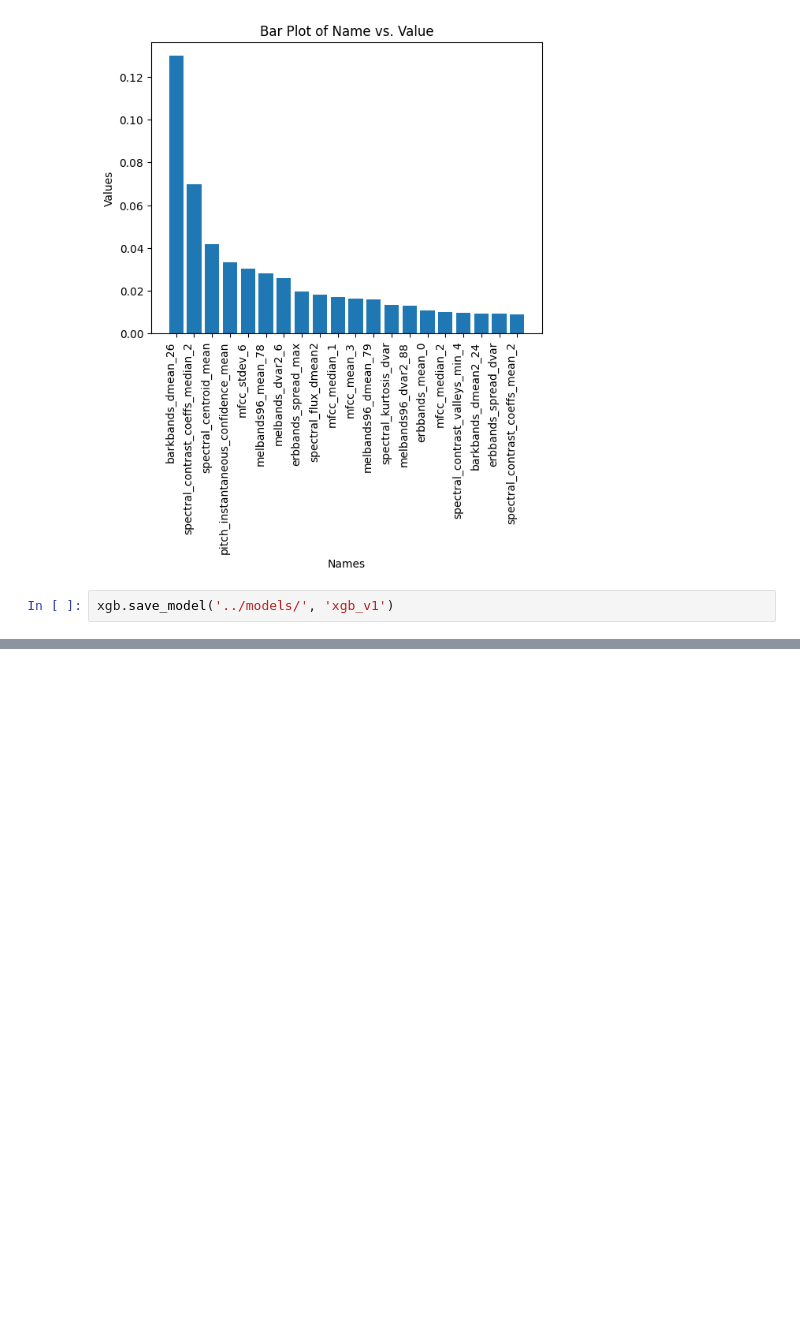
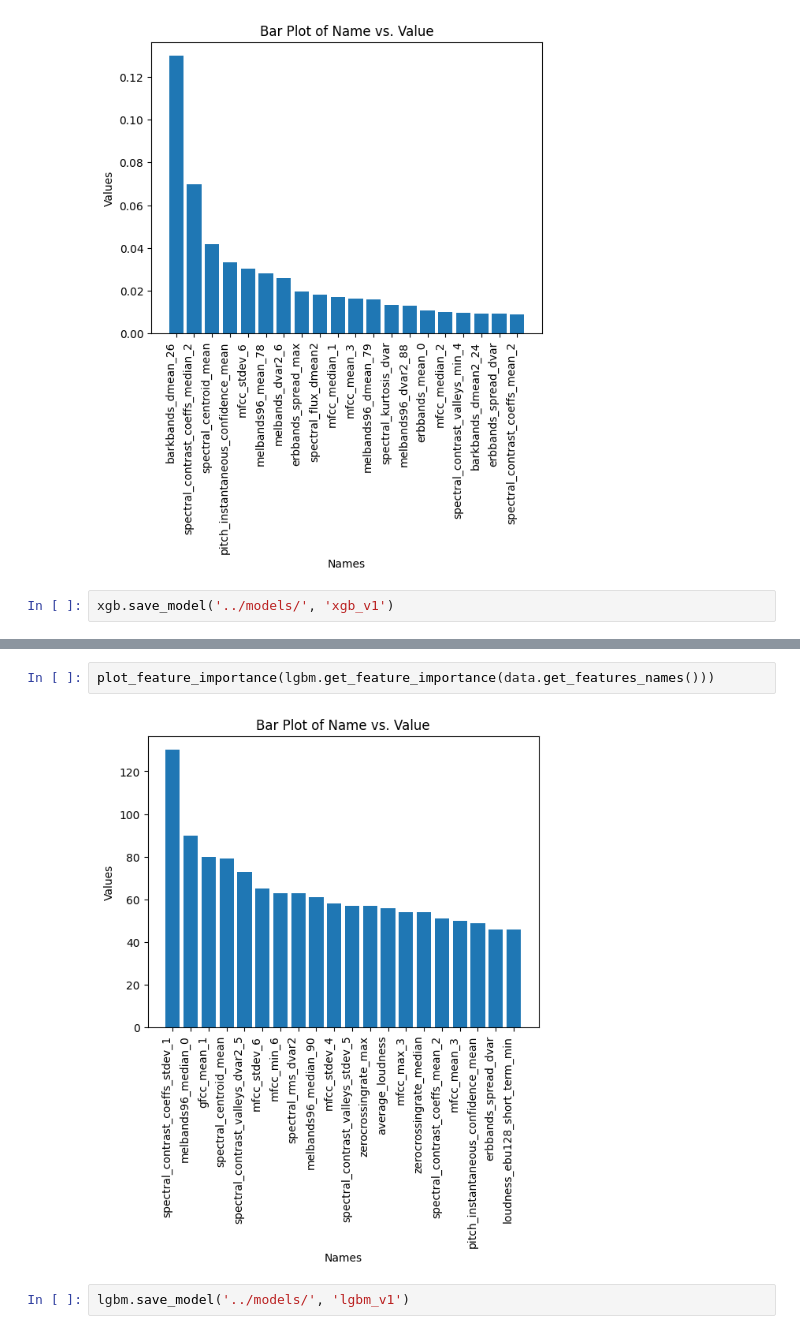
Before and after one commit to nathanzilgo/instrument-classification, a Jupyter notebook: notebooks/training_testing_models.ipynb, the cells around one changed output, grey strips where cells are left out. Cells and saved outputs as stored; diff of their text form; blank space fills up the shorter version.

```diff
--- a/notebooks/training_testing_models.ipynb
+++ b/notebooks/training_testing_models.ipynb
@@ -106,0 +148,6 @@ xgb.save_model('../models/', 'xgb_v1')
+# %%
+plot_feature_importance(lgbm.get_feature_importance(data.get_features_names()))
+# %% [output]
+[figure, added]
+# %%
+lgbm.save_model('../models/', 'lgbm_v1')
```
Also changed, not shown: parts of 5 cells of this notebook, 4 other files.
